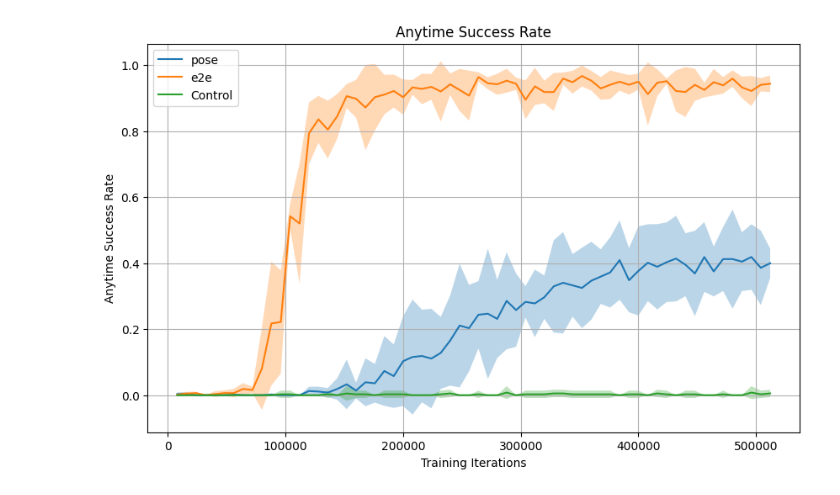
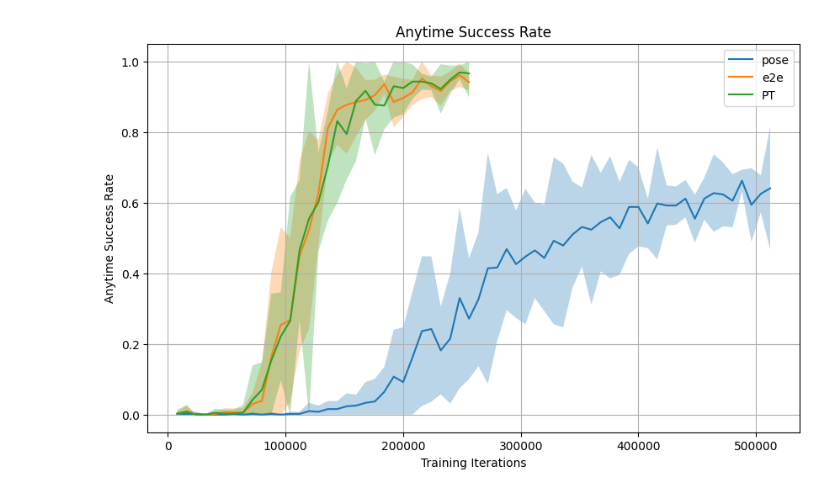
Before and after one commit to Feebami/Pose-CV-SAC, a Jupyter notebook: analysis.ipynb, the cells around one changed output. Saved outputs shown, nothing was run; the diff lists cells and outputs as text; code cells hidden in the pictures.

```diff
--- a/analysis.ipynb
+++ b/analysis.ipynb
@@ -119,48 +128,54 @@ plt.show()
 # %%
 pose_anytime_success = []
 e2e_anytime_success = []
-control_anytime_success = []
+pt_anytime_success = []
 plt.figure(figsize=(10, 6))
 for trial_name, trial_dfs in trials.items():
     for df in trial_dfs:
         if 'pose' in trial_name:
             pose_anytime_success.append(df['anytime_success_rate'].values)
-        elif 'e2e' in trial_name:
+        elif 'e2e' in trial_name and 'pt' not in trial_name:
             e2e_anytime_success.append(df['anytime_success_rate'].values)
-        elif 'control' in trial_name:
-            control_anytime_success.append(df['anytime_success_rate'].values)
+        elif 'pt' in trial_name:
+            pt_anytime_success.append(df['anytime_success_rate'].values)
 if pose_anytime_success:
     pose_anytime_success_array = np.stack(pose_anytime_success, axis=1)
     n = pose_anytime_success_array.shape[1]
     pose_mean = np.mean(pose_anytime_success_array, axis=1)
     pose_sem = stats.sem(pose_anytime_success_array, axis=1)
     pose_ci = pose_sem * stats.t.ppf((1 + 0.95) / 2., n - 1)
-    plt.plot(df['step'], pose_mean, label='pose')
-    plt.fill_between(df['step'], pose_mean - pose_ci, pose_mean + pose_ci, alpha=0.3)
+    pose_lower = np.clip(pose_mean - pose_ci, a_min=0, a_max=None)
+    pose_upper = np.clip(pose_mean + pose_ci, a_min=0, a_max=1)
+    plt.plot(trials['pose-PickCube'][0]['step'], pose_mean, label='pose')
+    plt.fill_between(trials['pose-PickCube'][0]['step'], pose_lower, pose_upper, alpha=0.3)
 if e2e_anytime_success:
     e2e_anytime_success_array = np.stack(e2e_anytime_success, axis=1)
     n = e2e_anytime_success_array.shape[1]
     e2e_mean = np.mean(e2e_anytime_success_array, axis=1)
     e2e_sem = stats.sem(e2e_anytime_success_array, axis=1)
     e2e_ci = e2e_sem * stats.t.ppf((1 + 0.95) / 2., n - 1)
-    plt.plot(df['step'], e2e_mean, label='e2e')
-    plt.fill_between(df['step'], e2e_mean - e2e_ci, e2e_mean + e2e_ci, alpha=0.3)
-if control_anytime_success:
-    control_anytime_success_array = np.stack(control_anytime_success, axis=1)
-    n = control_anytime_success_array.shape[1]
-    control_mean = np.mean(control_anytime_success_array, axis=1)
-    control_sem = stats.sem(control_anytime_success_array, axis=1)
-    control_ci = control_sem * stats.t.ppf((1 + 0.95) / 2., n - 1)
-    plt.plot(df['step'], control_mean, label='Control')
-    plt.fill_between(df['step'], control_mean - control_ci, control_mean + control_ci, alpha=0.3)
+    e2e_lower = np.clip(e2e_mean - e2e_ci, a_min=0, a_max=None)
+    e2e_upper = np.clip(e2e_mean + e2e_ci, a_min=0, a_max=1)
+    plt.plot(trials['e2e-PickCube'][0]['step'], e2e_mean, label='e2e')
+    plt.fill_between(trials['e2e-PickCube'][0]['step'], e2e_lower, e2e_upper, alpha=0.3)
+if pt_anytime_success:
+    pt_anytime_success_array = np.stack(pt_anytime_success, axis=1)
+    n = pt_anytime_success_array.shape[1]
+    pt_mean = np.mean(pt_anytime_success_array, axis=1)
+    pt_sem = stats.sem(pt_anytime_success_array, axis=1)
+    pt_ci = pt_sem * stats.t.ppf((1 + 0.95) / 2., n - 1)
+    pt_lower = np.clip(pt_mean - pt_ci, a_min=0, a_max=None)
+    pt_upper = np.clip(pt_mean + pt_ci, a_min=0, a_max=1)
+    plt.plot(trials['pte2e-PickCube'][0]['step'], pt_mean, label='PT')
+    plt.fill_between(trials['pte2e-PickCube'][0]['step'], pt_lower, pt_upper, alpha=0.3)
 plt.title(f'Anytime Success Rate')
 plt.xlabel('Training Iterations')
 plt.ylabel('Anytime Success Rate')
 plt.legend()
 plt.grid()
 plt.show()
 # %% [output]
-[figure, old version]
+[figure, new version]
 # %%
 pose_anytime_success = []
 pose_wall_times = []
```
Also changed, not shown: parts of 5 cells of this notebook, 9 other files.
